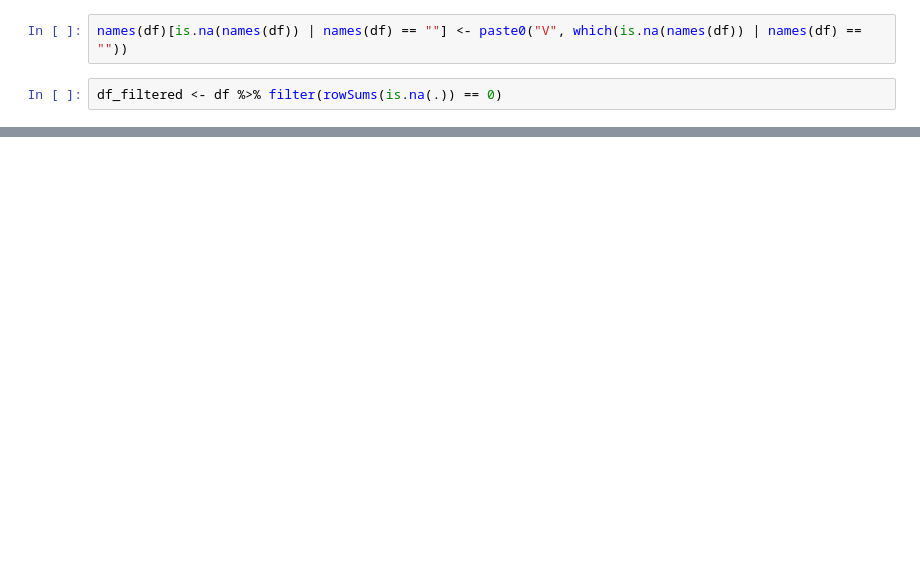
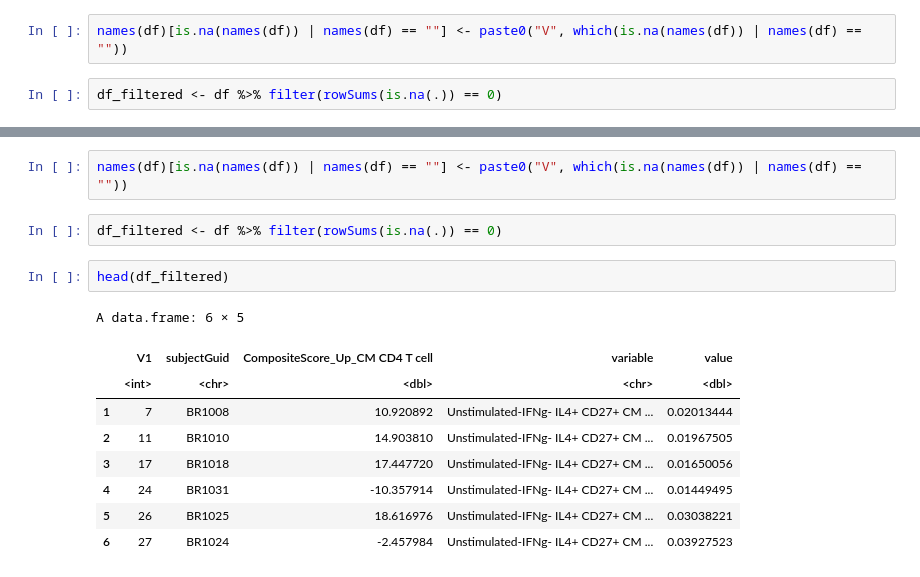
Before and after one commit to aifimmunology/IHA-Figure, a Jupyter notebook: Figure5/10_FigJ.ipynb, the cells around one changed output, grey strips where cells are left out. Saved outputs shown, nothing was run; the diff lists cells and outputs as text; blank space fills up the shorter version.

```diff
--- a/Figure5/10_FigJ.ipynb
+++ b/Figure5/10_FigJ.ipynb
@@ -74,0 +55,16 @@ ggsave('FigureJ.pdf',
+# %%
+names(df)[is.na(names(df)) | names(df) == ""] <- paste0("V", which(is.na(names(df)) | names(df) == ""))
+# %%
+df_filtered <- df %>% filter(rowSums(is.na(.)) == 0)
+# %%
+head(df_filtered)
+# %% [output]
+A data.frame: 6 × 5
+|  | V1 | subjectGuid | CompositeScore_Up_CM CD4 T cell | variable | value |
+|  | <int> | <chr> | <dbl> | <chr> | <dbl> |
+| 1 | 7 | BR1008 | 10.920892 | Unstimulated-IFNg- IL4+ CD27+ CM ... | 0.02013444 |
+| 2 | 11 | BR1010 | 14.903810 | Unstimulated-IFNg- IL4+ CD27+ CM ... | 0.01967505 |
+| 3 | 17 | BR1018 | 17.447720 | Unstimulated-IFNg- IL4+ CD27+ CM ... | 0.01650056 |
+| 4 | 24 | BR1031 | -10.357914 | Unstimulated-IFNg- IL4+ CD27+ CM ... | 0.01449495 |
+| 5 | 26 | BR1025 | 18.616976 | Unstimulated-IFNg- IL4+ CD27+ CM ... | 0.03038221 |
+| 6 | 27 | BR1024 | -2.457984 | Unstimulated-IFNg- IL4+ CD27+ CM ... | 0.03927523 |
```
Also changed, not shown: parts of 8 cells of this notebook, 2 other files.
